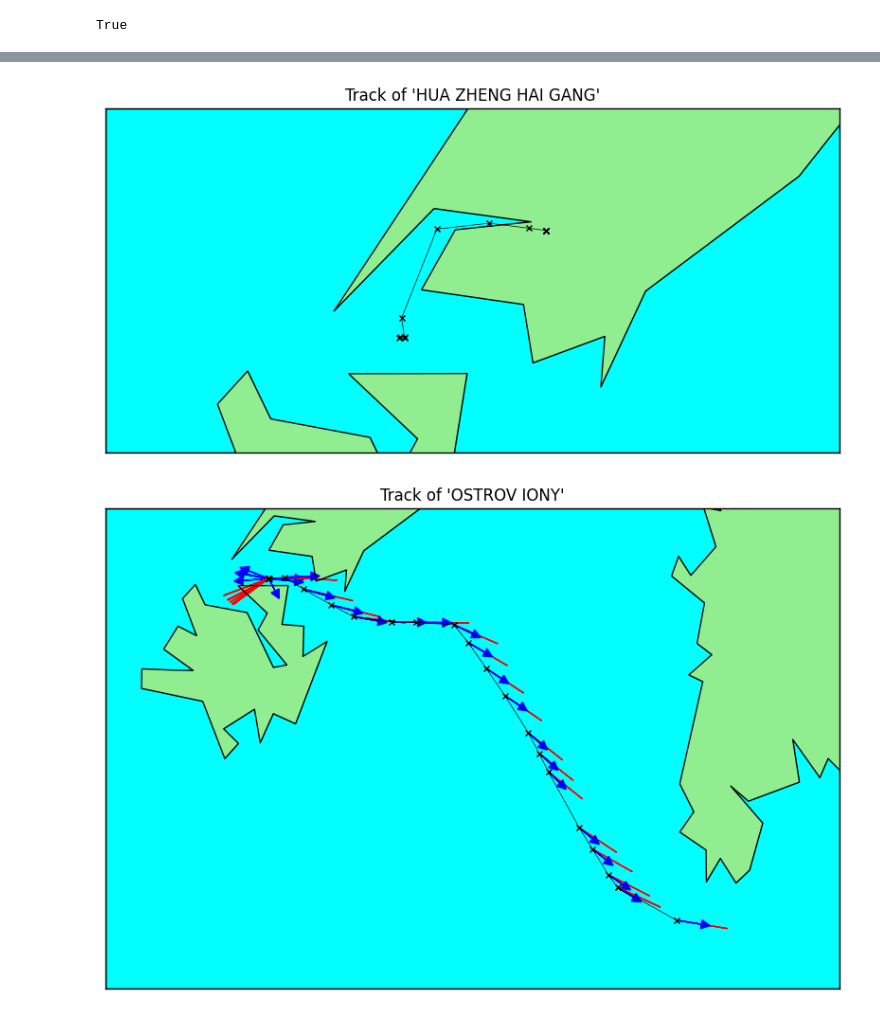
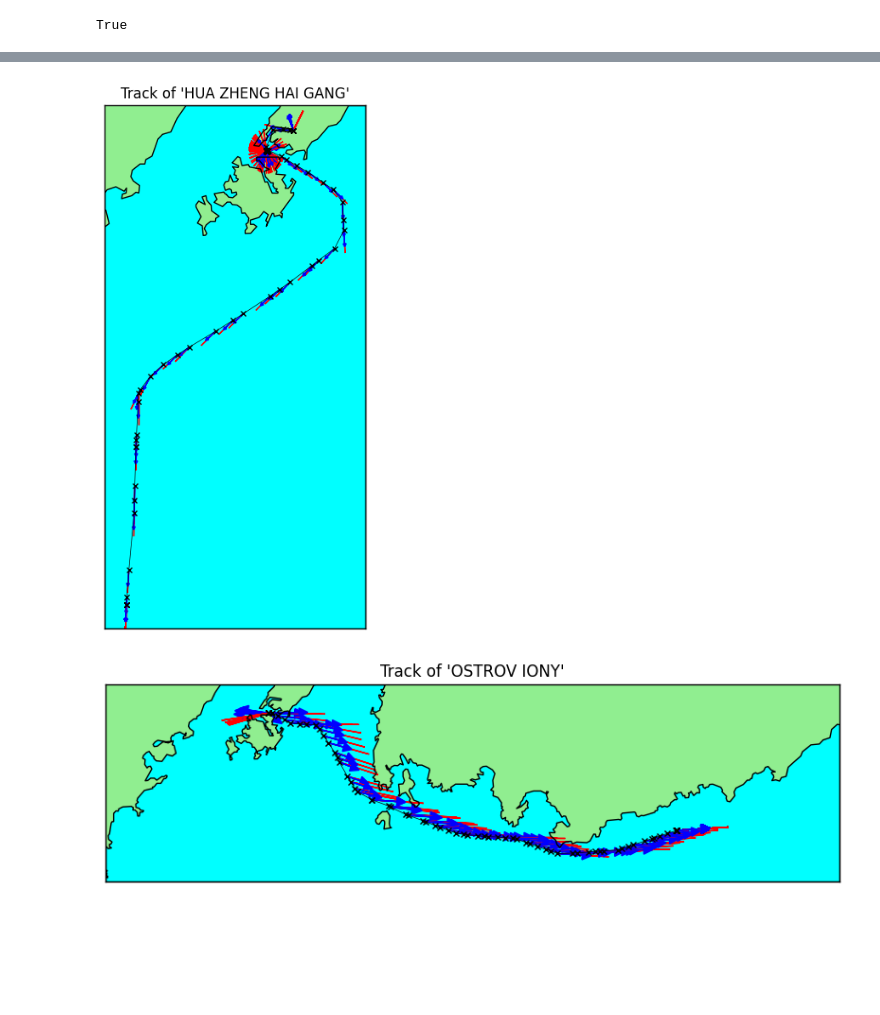
Before and after one commit to mvodya/marinetime-tracer, a Jupyter notebook: research/7-single-ship-tracer.ipynb, the cells around one changed output, grey strips where cells are left out. Saved outputs shown, nothing was run; the diff lists cells and outputs as text; code cells hidden in the pictures; blank space fills up the shorter version.

```diff
--- a/research/7-single-ship-tracer.ipynb
+++ b/research/7-single-ship-tracer.ipynb
@@ -44,7 +44,7 @@ def showTrackOfShip(ship_name, scale=1, show_info=True, show_nav=True):
     m = Basemap(projection='merc',
                 llcrnrlat=min(lats) - lat_margin, urcrnrlat=max(lats) + lat_margin,
                 llcrnrlon=min(lons) - lon_margin, urcrnrlon=max(lons) + lon_margin,
-                resolution='i')
+                resolution='h')
     m.drawcoastlines()
     m.drawcountries()
     m.drawmapboundary(fill_color='aqua')
@@ -79,6 +79,3 @@ def showTrackOfShip(ship_name, scale=1, show_info=True, show_nav=True):
 
     plt.title(f"Track of '{ship_name}'")
     plt.show()
-
-
-showTrackOfShip('SIDIMI', 0.5)
@@ -87,11 +82,11 @@ showTrackOfShip('SIDIMI', 0.5)
 # %%
-showTrackOfShip('HUA ZHENG HAI GANG', 1, show_info=False, show_nav=False)
+showTrackOfShip('HUA ZHENG HAI GANG', 0.05, show_info=False, show_nav=True)
 # %% [output]
-[figure, old version]
+[figure, new version]
 # %%
 showTrackOfShip('OSTROV IONY', 0.2, show_info=False, show_nav=True)
 # %% [output]
-[figure, old version]
+[figure, new version]
 # %%
 showTrackOfShip('NIKA', 0.5)
 # %% [output]
```
Also changed, not shown: parts of 5 cells of this notebook, 5 other files.
